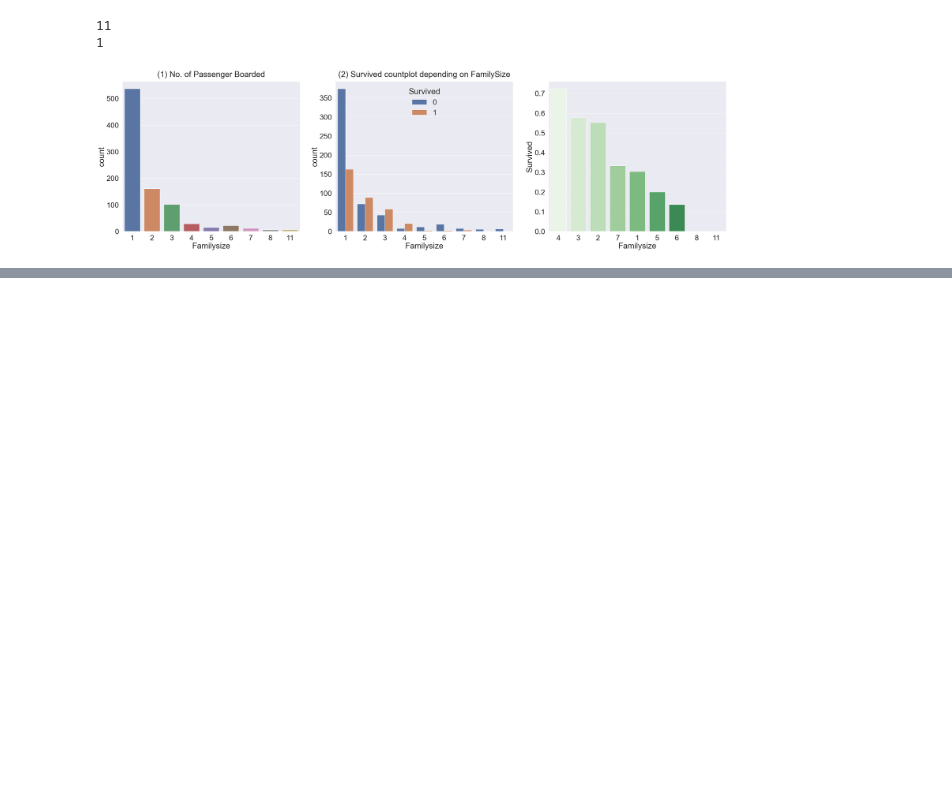
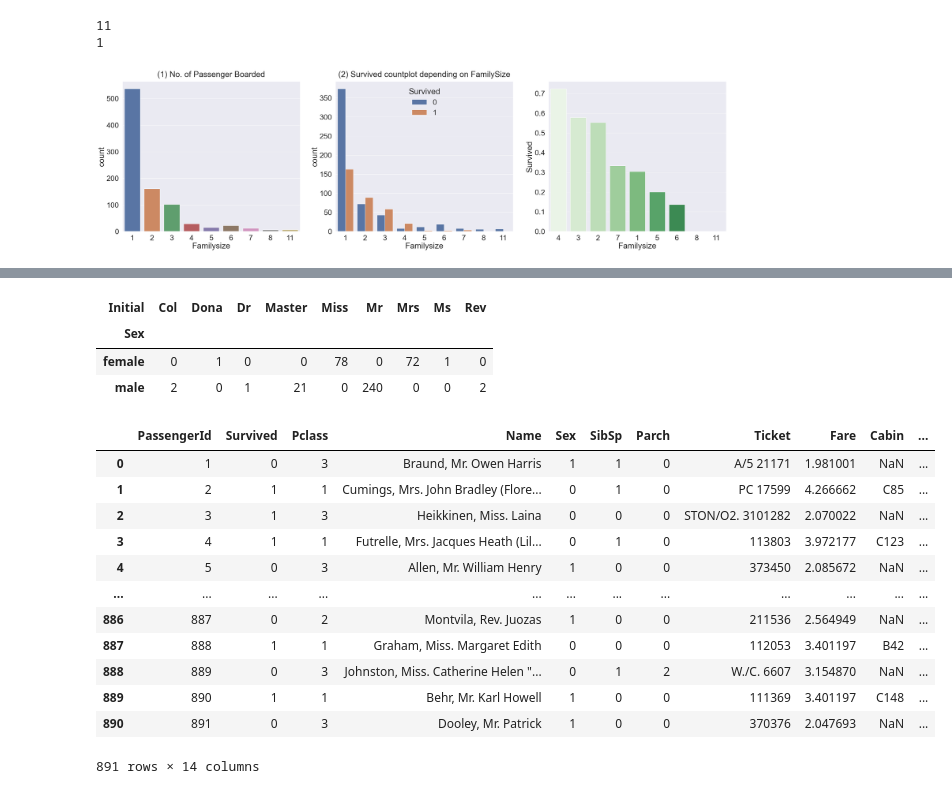
Before and after one commit to JW-Namsta/Kaggle_Study, a Jupyter notebook: Titanic/Titanic_copy_2.ipynb, the cells around one changed output, grey strips where cells are left out. Cells and saved outputs as stored; diff of their text form; code cells hidden in the pictures; blank space fills up the shorter version.

```diff
--- a/Titanic/Titanic_copy_2.ipynb
+++ b/Titanic/Titanic_copy_2.ipynb
@@ -322,0 +336,9 @@ MultiIndex([(                0.0,),
+# %%
+pd.crosstab(df_test['Sex'],df_test['Initial']).style.background_gradient(cmap='summer')
+#
+# ('([A-Za-z]*)\.')
+# %% [output]
+| Initial | Col | Dona | Dr | Master | Miss | Mr | Mrs | Ms | Rev |
+| Sex |  |  |  |  |  |  |  |  |  |
+| female | 0 | 1 | 0 | 0 | 78 | 0 | 72 | 1 | 0 |
+| male | 2 | 0 | 1 | 21 | 0 | 240 | 0 | 0 | 2 |
@@ -322,0 +378,16 @@ MultiIndex([(                0.0,),
+# %%
+df_train
+# %% [output]
+|  | PassengerId | Survived | Pclass | Name | Sex | SibSp | Parch | Ticket | Fare | Cabin | ... |
+| 0 | 1 | 0 | 3 | Braund, Mr. Owen Harris | 1 | 1 | 0 | A/5 21171 | 1.981001 | NaN | ... |
+| 1 | 2 | 1 | 1 | Cumings, Mrs. John Bradley (Flore... | 0 | 1 | 0 | PC 17599 | 4.266662 | C85 | ... |
+| 2 | 3 | 1 | 3 | Heikkinen, Miss. Laina | 0 | 0 | 0 | STON/O2. 3101282 | 2.070022 | NaN | ... |
+| 3 | 4 | 1 | 1 | Futrelle, Mrs. Jacques Heath (Lil... | 0 | 1 | 0 | 113803 | 3.972177 | C123 | ... |
+| 4 | 5 | 0 | 3 | Allen, Mr. William Henry | 1 | 0 | 0 | 373450 | 2.085672 | NaN | ... |
+| ... | ... | ... | ... | ... | ... | ... | ... | ... | ... | ... | ... |
+| 886 | 887 | 0 | 2 | Montvila, Rev. Juozas | 1 | 0 | 0 | 211536 | 2.564949 | NaN | ... |
+| 887 | 888 | 1 | 1 | Graham, Miss. Margaret Edith | 0 | 0 | 0 | 112053 | 3.401197 | B42 | ... |
+| 888 | 889 | 0 | 3 | Johnston, Miss. Catherine Helen "... | 0 | 1 | 2 | W./C. 6607 | 3.154870 | NaN | ... |
+| 889 | 890 | 1 | 1 | Behr, Mr. Karl Howell | 1 | 0 | 0 | 111369 | 3.401197 | C148 | ... |
+| 890 | 891 | 0 | 3 | Dooley, Mr. Patrick | 1 | 0 | 0 | 370376 | 2.047693 | NaN | ... |
+891 rows × 14 columns
```
Also changed, not shown: parts of 28 cells of this notebook.
